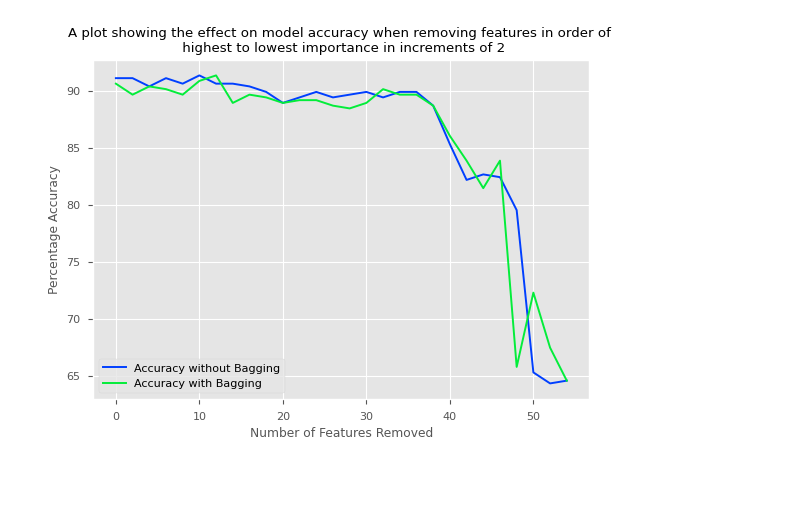
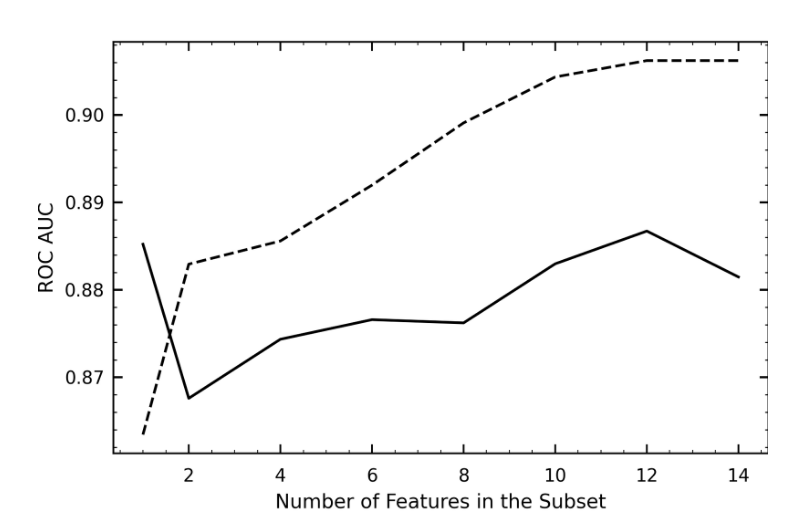
Before and after one commit to IoanPJ/Final_year_project_IMPJ, a Jupyter notebook: Plots/Model Performance vs Variables Removed.ipynb, the cells around one changed output. Saved outputs shown, nothing was run; the diff lists cells and outputs as text; code cells hidden in the pictures; blank space fills up the shorter version.

```diff
--- a/Plots/Model Performance vs Variables Removed.ipynb
+++ b/Plots/Model Performance vs Variables Removed.ipynb
@@ -5,20 +12,29 @@ import pandas as pd
-# %%
-unbagged=np.zeros(28)
-bagged=np.zeros(28)
-
-for i in range(0,28):
-    results = pd.read_csv('..\\automated_variable_results\\accuracies for rm' + str(2*i) + '.csv')
-    unbagged[i] = results['accuracy'][0]
-    bagged[i] = results['accuracy'][1]
-
-plt.style.use('seaborn-v0_8-paper')
-fig, ax = plt.subplots()
-ax.plot(np.arange(0,56,2),bagged,label='Accuracy without Bagging')
-ax.plot(np.arange(0,56,2),unbagged,label='Accuracy with Bagging')
-ax.set_xlabel('Number of Features Removed')
-ax.set_ylabel('Percentage Accuracy')
-ax.legend()
-ax.set_title('A plot showing the effect on model accuracy when removing features in order of \n highest to lowest importance in increments of 2')
-plt.show()
-# %% [output]
-[figure, removed]
+# %%
+filter = np.zeros(8)
+wrapper = np.zeros(8)
+
+filtcsv = pd.read_csv('..\\Filter_Feature_Selection_Results\\num'+str(1)+'.csv')
+filter[0] = filtcsv['ROC AUC'][0]
+wrapcsv = pd.read_csv('..\\Wrapper_Feature_Selection_Results\\num'+str(1)+'.csv')
+wrapper[0] = wrapcsv['ROC AUC'][0]
+for i in range(1,8):
+    filtresults = pd.read_csv('..\\Filter_Feature_Selection_Results\\num' + str(2*i) + '.csv')
+    filter[i] = filtresults['ROC AUC'][0]
+    wrapresults = pd.read_csv('..\\Wrapper_Feature_Selection_Results\\num' + str(2*i) + '.csv')
+    wrapper[i] = wrapresults['ROC AUC'][0]
+
+xaxis = (1,2,4,6,8,10,12,14)
+
+download('https://github.com/AllenDowney/AstronomicalData/raw/main/' + 'az-paper-twocol.mplstyle')
+plt.style.use('./az-paper-twocol.mplstyle')
+
+fig, ax = plt.subplots(figsize=(6,4),dpi=300)
+ax.plot(xaxis,filter,label= 'Filter Method')
+ax.plot(xaxis, wrapper, color = 'black',linestyle = '--', label = 'Wrapper Method')
+ax.set_xlabel('Number of Features in the Subset',fontsize=11)
+ax.set_ylabel('ROC AUC',fontsize=11)
+#ax.legend(fontsize=11)
+plt.title(' ')
+plt.show()
+# %% [output]
+[figure, added]
```
Also changed, not shown: parts of 2 cells of this notebook, 2 other files.
